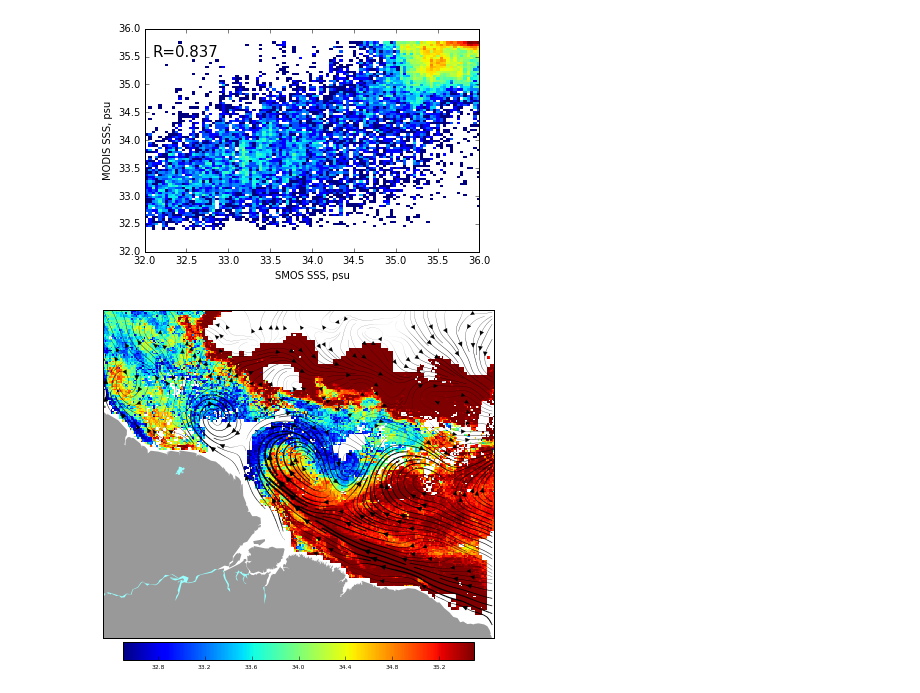
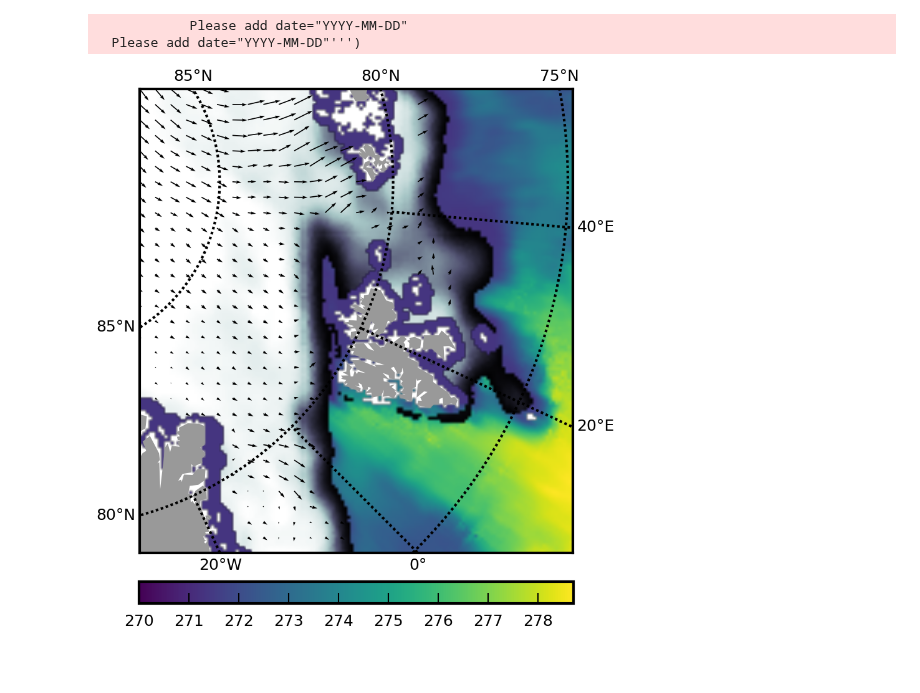
Before and after one commit to nansencenter/nansat-lectures, a Jupyter notebook: notebooks/examples/nansat-paper/example3.ipynb, the cells around one changed output. Drawn from its saved outputs; the diff is of its cells as text; code cells hidden in the pictures; blank space fills up the shorter version.

Commit message:
update examples to the new vesrion of Nansat

```diff
--- a/notebooks/examples/nansat-paper/example3.ipynb
+++ b/notebooks/examples/nansat-paper/example3.ipynb
@@ -58,23 +3,0 @@ sss_modis[mask] = np.polyval(p, Rrs_412[mask])
-# %%
-# create plot (2d histogram) which compares SSS from SMOS and from MODIS
-hst = plt.hist2d(sss[mask], sss_modis[mask], 100, [[32, 36], [32, 36]], norm=LogNorm())
-plt.xlabel('SMOS SSS, psu')
-plt.ylabel('MODIS SSS, psu')
-plt.text(32.1, 35.5, 'R=%5.3f' % np.corrcoef([sss[mask], sss_modis[mask]])[0,1], size=15)
-plt.savefig('hist2d_sss.eps', dpi=300, pad_inches=0, bbox_inches='tight')
-# %% [output]
-[figure, removed]
-# %%
-# Create map comparing SSS from MODIS and surface currents from TOPAZ
-
-# create map canvas
-nmap = Nansatmap(dstDomain, resolution='l', figsize=(7,7))
-# show MODIS SSS distribution
-nmap.imshow(sss_modis, vmin=32.5, vmax=35.5, interpolation='nearest')
-# plot streamlines of surface current
-nmap.streamplot(lon, lat, u, v, 3, linewidth=np.hypot(u, v), color='k')
-# add colorbar and save the plot
-nmap.add_colorbar(shrink=0.9)
-nmap.save('amazon_sss_streams.png', dpi=300)
-# %% [output]
-[figure, removed]
@@ -82,0 +4,27 @@ plt.savefig?
+# %%
+import numpy as np
+import matplotlib.pyplot as plt
+from nansat import Nansat, Domain, Nansatmap
+
+n1 = Nansat('http://thredds.met.no/thredds/dodsC/osisaf/met.no/ice/conc/2016/04/ice_conc_nh_polstere-100_multi_201604011200.nc', bands=['ice_conc'])
+
+n2 = Nansat(
+'http://thredds.met.no/thredds/dodsC/myocean/siw-tac/sst-metno-arc-sst03/20160401000000-METNO-L4_GHRSST-SSTfnd-METNO_OI-ARC-v02.0-fv02.0.nc',
+    bands=['analysed_sst'])
+
+n3 = Nansat(
+'http://thredds.met.no/thredds/dodsC/osisaf/met.no/ice/drift_lr/merged/2016/04/ice_drift_nh_polstere-625_multi-oi_201604011200-201604031200.nc',
+    bands=['dX', 'dY'])
+
+d = Domain('+proj=stere +lon_0=-45 +lat_0=90 +no_defs', '-te 300000 -1200000 1700000 300000 -tr 10000 10000')
+n1.reproject(d)
+n2.reproject(d)
+n3.reproject(d)
+
+ice_conc = n1['ice_conc']
+analysed_sst = n2['analysed_sst']
+dX = n3['dX']
+dY = n3['dY']
+# %% [output]
+            Please add date="YYYY-MM-DD"
+  Please add date="YYYY-MM-DD"''')
@@ -82,0 +48,4 @@ plt.savefig?
+# %%
+Image('nmap_example5.png')
+# %% [output]
+[figure, added]
```
Also changed, not shown: parts of 7 cells of this notebook, 3 other files.
